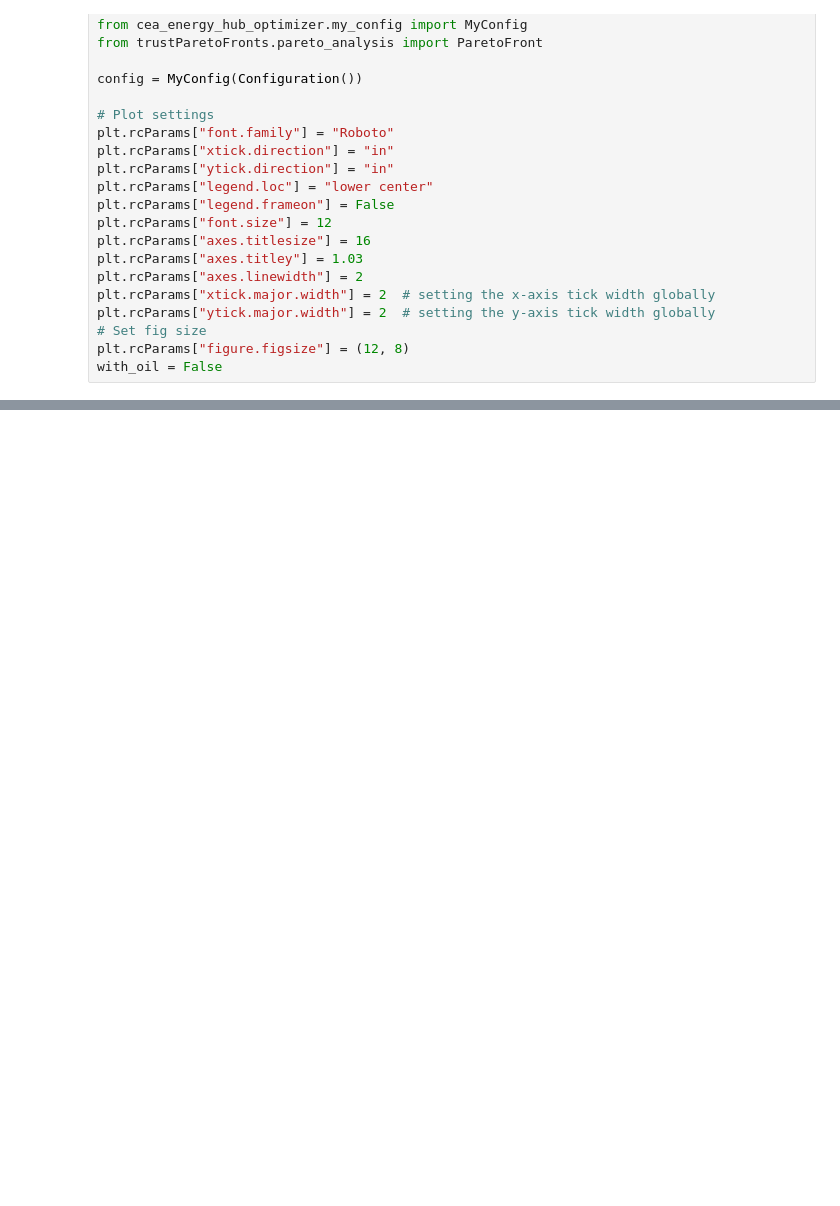
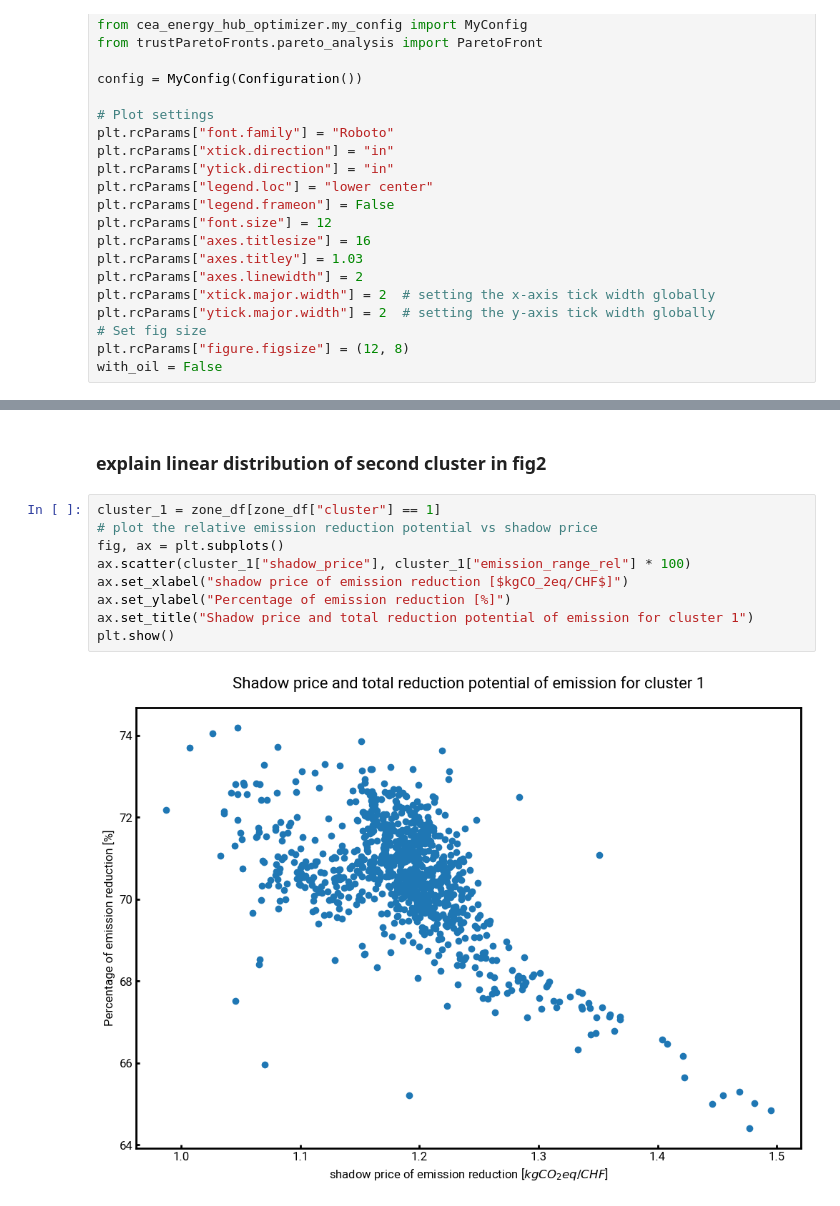
Before and after one commit to yiqiaowang-arch/energy_hub_optimizer_calliope, a Jupyter notebook: trustParetoFronts/pareto_front_analysis.ipynb, the cells around one changed output, grey strips where cells are left out. Drawn from its saved outputs; the diff is of its cells as text; blank space fills up the shorter version.

```diff
--- a/trustParetoFronts/pareto_front_analysis.ipynb
+++ b/trustParetoFronts/pareto_front_analysis.ipynb
@@ -309,0 +354,13 @@ ax.axhline(0, color="black", linewidth=0.5, linestyle="--")
+# %% [markdown]
+### explain linear distribution of second cluster in fig2
+# %%
+cluster_1 = zone_df[zone_df["cluster"] == 1]
+# plot the relative emission reduction potential vs shadow price
+fig, ax = plt.subplots()
+ax.scatter(cluster_1["shadow_price"], cluster_1["emission_range_rel"] * 100)
+ax.set_xlabel("shadow price of emission reduction [$kgCO_2eq/CHF$]")
+ax.set_ylabel("Percentage of emission reduction [%]")
+ax.set_title("Shadow price and total reduction potential of emission for cluster 1")
+plt.show()
+# %% [output]
+[figure, added]
```
Also changed, not shown: parts of 16 cells of this notebook.
